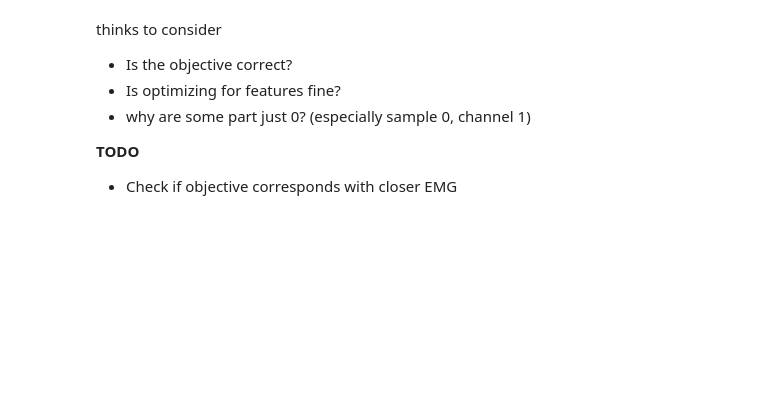
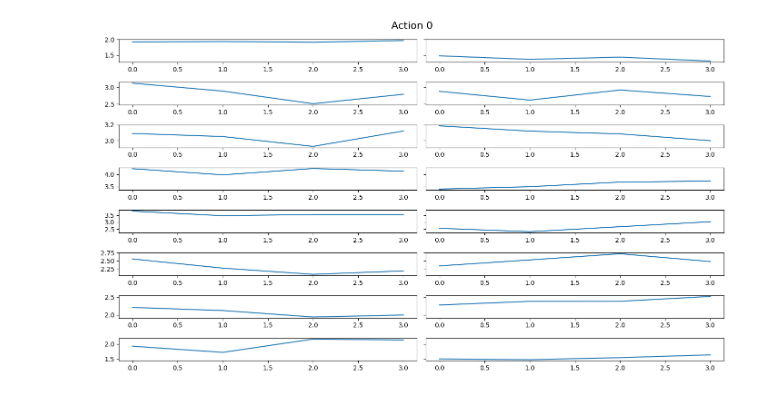
Before and after one commit to KilianFt/LIFT, a Jupyter notebook: notebooks/sim_vs_real_plotting.ipynb, the cells around one changed output. Saved outputs shown, nothing was run; the diff lists cells and outputs as text; code cells hidden in the pictures; blank space fills up the shorter version.

```diff
--- a/notebooks/sim_vs_real_plotting.ipynb
+++ b/notebooks/sim_vs_real_plotting.ipynb
@@ -59,8 +47,0 @@ plt.show()
-# %% [markdown]
-thinks to consider
-- Is the objective correct?
-- Is optimizing for features fine?
-- why are some part just 0? (especially sample 0, channel 1)
-
-**TODO**
-- Check if objective corresponds with closer EMG
@@ -66,0 +50,27 @@ thinks to consider
+# %%
+features = compute_features(windows)
+sim_features = compute_features(sim_windows)
+# %%
+features_channel = features.view(-1, 8, 4)
+sim_features_channel = sim_features.view(-1, 8, 4)
+# %%
+n_consec_samples = 4
+n_action = 0
+n_channels = 8
+feat_idx = 3
+
+s_idx = n_action * n_consec_samples
+e_idx = (n_action + 1) * n_consec_samples
+
+action_features = features_channel[s_idx:e_idx]
+sim_action_features = sim_features_channel[s_idx:e_idx]
+
+fig, axs = plt.subplots(n_channels, 2, figsize=(14,8), sharey='row')
+for channel_idx in range(n_channels):
+    axs[channel_idx, 0].plot(action_features[:,channel_idx, feat_idx])
+    axs[channel_idx, 1].plot(sim_action_features[:,channel_idx, feat_idx])
+fig.suptitle(f'Action {n_action}', fontsize=16)
+plt.tight_layout()
+plt.show()
+# %% [output]
+[figure, added]
```
Also changed, not shown: parts of 11 cells of this notebook, 21 other files.
